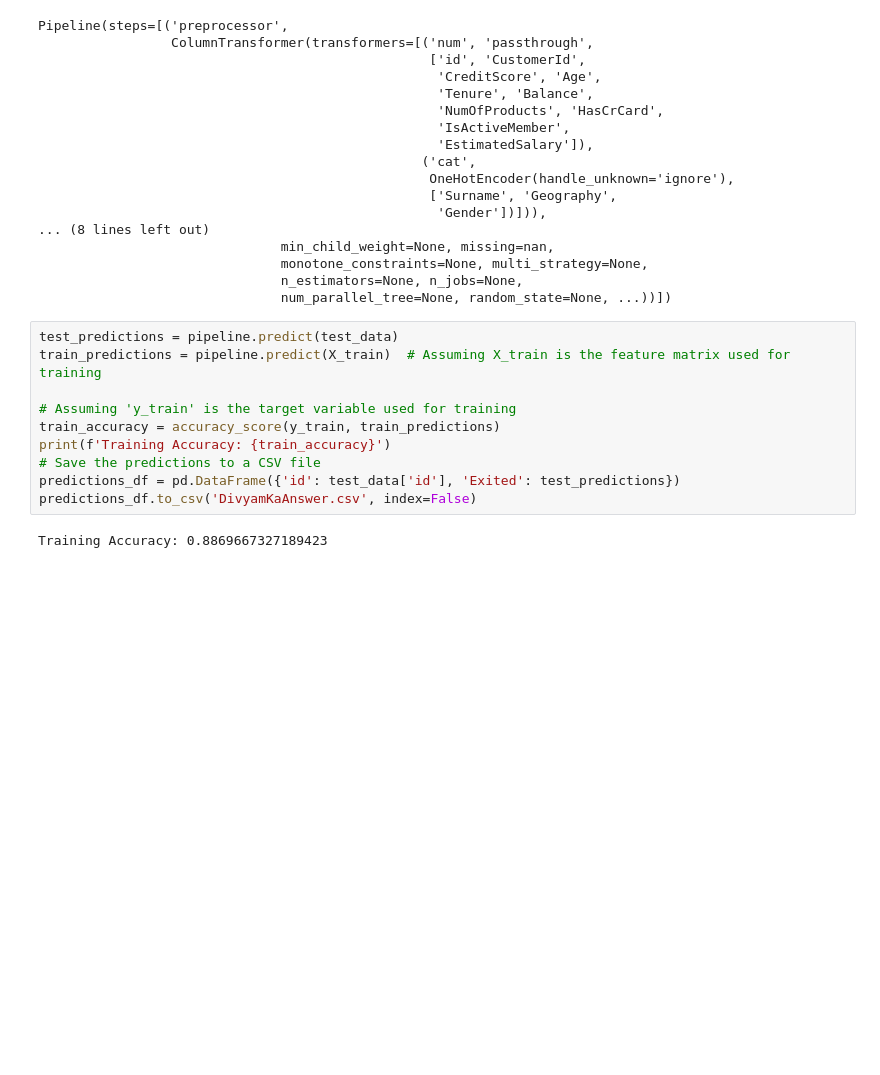
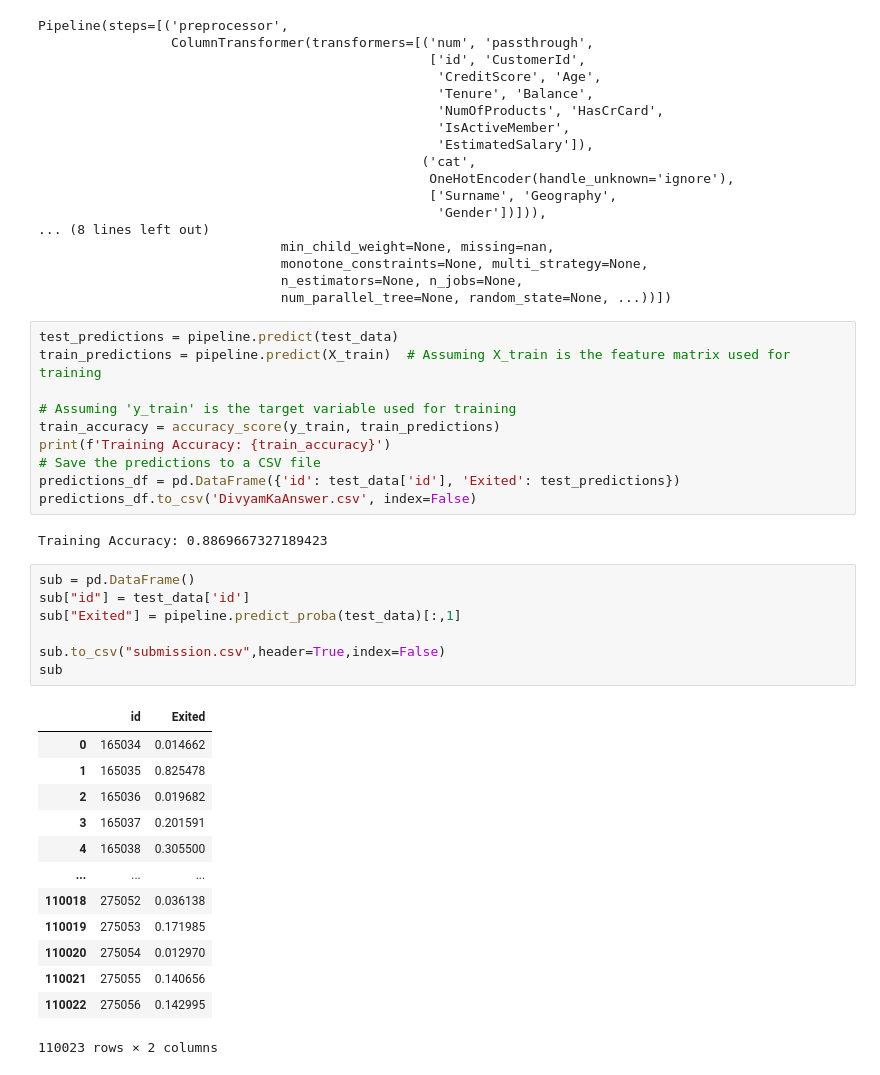
Before and after one commit to Divyam6969/Bank-Churn-Binary-Classification, a Jupyter notebook: bank-churn-binary-classification.ipynb, the cells around one changed output. Saved outputs shown, nothing was run; the diff lists cells and outputs as text; blank space fills up the shorter version.

```diff
--- a/bank-churn-binary-classification.ipynb
+++ b/bank-churn-binary-classification.ipynb
@@ -404,3 +404,24 @@ predictions_df = pd.DataFrame({'id': test_data['id'], 'Exited': test_predictions
 predictions_df.to_csv('DivyamKaAnswer.csv', index=False)
 # %% [output]
 Training Accuracy: 0.8869667327189423
+# %%
+sub = pd.DataFrame()
+sub["id"] = test_data['id']
+sub["Exited"] = pipeline.predict_proba(test_data)[:,1]
+
+sub.to_csv("submission.csv",header=True,index=False)
+sub
+# %% [output]
+|  | id | Exited |
+| 0 | 165034 | 0.014662 |
+| 1 | 165035 | 0.825478 |
+| 2 | 165036 | 0.019682 |
+| 3 | 165037 | 0.201591 |
+| 4 | 165038 | 0.305500 |
+| ... | ... | ... |
+| 110018 | 275052 | 0.036138 |
+| 110019 | 275053 | 0.171985 |
+| 110020 | 275054 | 0.012970 |
+| 110021 | 275055 | 0.140656 |
+| 110022 | 275056 | 0.142995 |
+110023 rows × 2 columns
```
Also changed, not shown: parts of 1 cell of this notebook.
